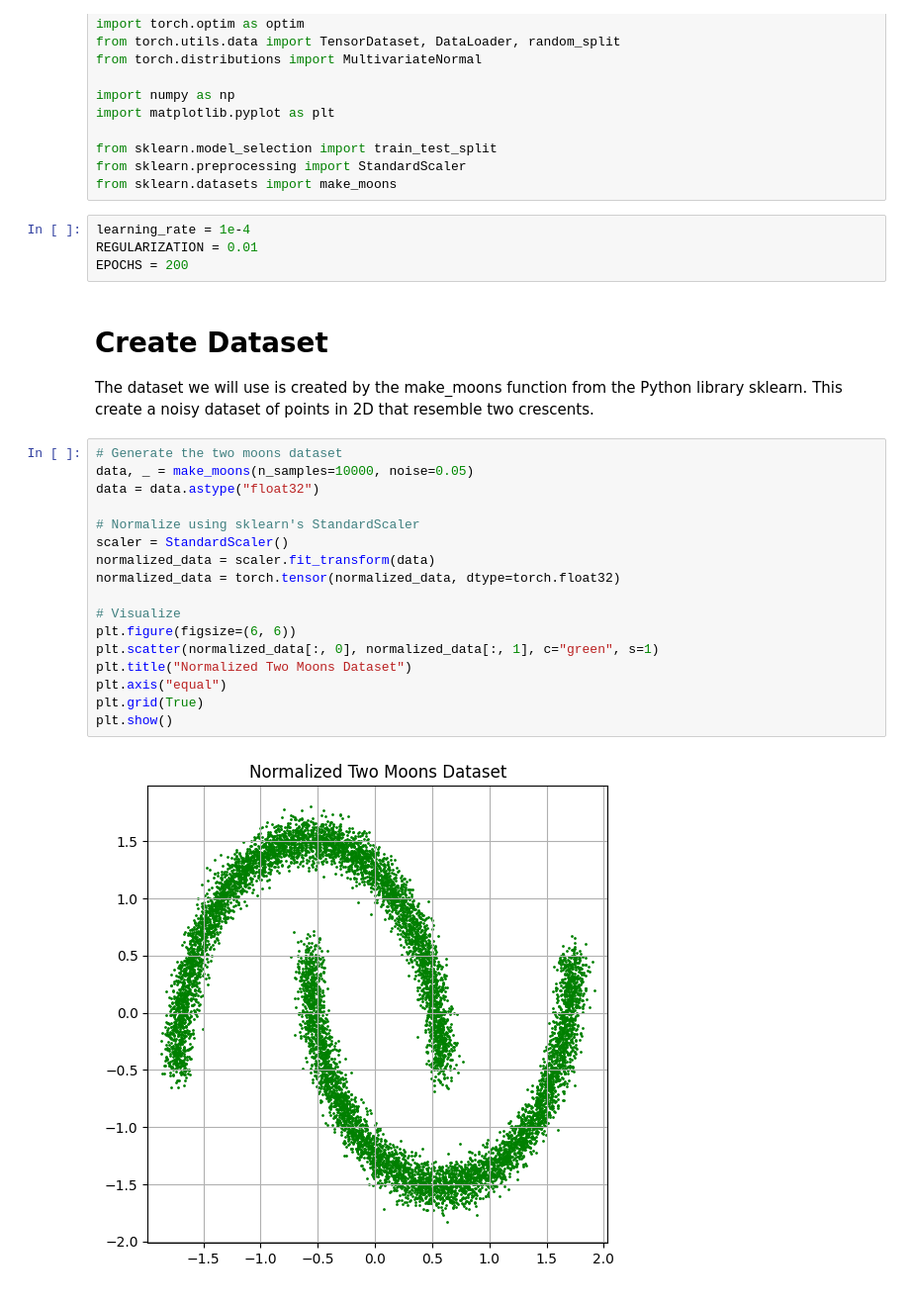
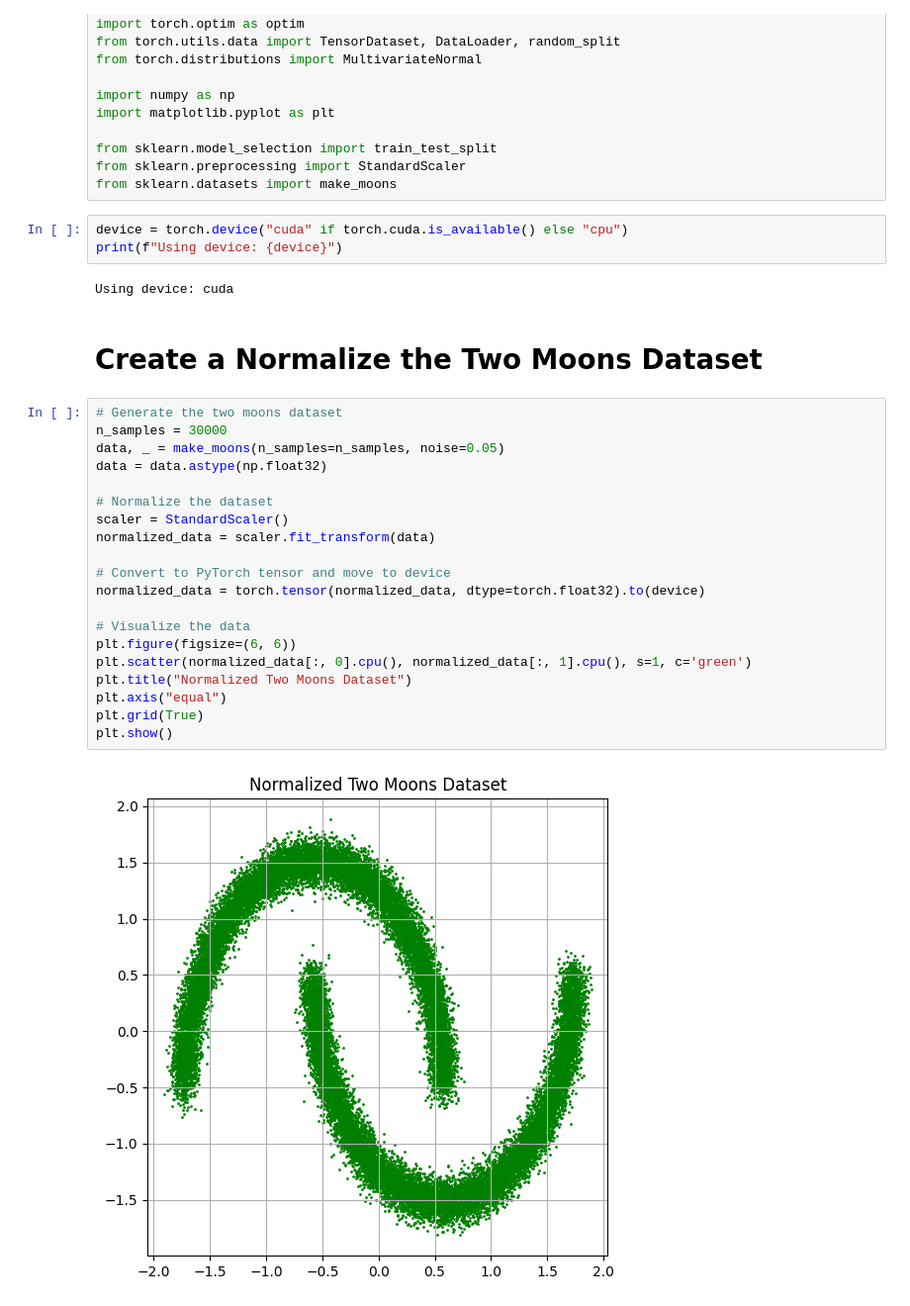
Before and after one commit to changezakram/Deep-Generative-Models, a Jupyter notebook: normalizing_flow_pytorch.ipynb, the cells around one changed output. Shown at 99% size. Drawn from its saved outputs; the diff is of its cells as text.

```diff
--- a/normalizing_flow_pytorch.ipynb
+++ b/normalizing_flow_pytorch.ipynb
@@ -16,30 +16,32 @@ import matplotlib.pyplot as plt
 from sklearn.model_selection import train_test_split
 from sklearn.preprocessing import StandardScaler
 from sklearn.datasets import make_moons
-# %%
-learning_rate = 1e-4
-REGULARIZATION = 0.01
-EPOCHS = 200
-# %% [markdown]
-# Create Dataset
-
-The dataset we will use is created by the make_moons function from the Python library sklearn. This create a noisy dataset of points in 2D that resemble two crescents.
+# %%
+device = torch.device("cuda" if torch.cuda.is_available() else "cpu")
+print(f"Using device: {device}")
+# %% [output]
+Using device: cuda
+# %% [markdown]
+# Create a Normalize the Two Moons Dataset
 # %%
 # Generate the two moons dataset
-data, _ = make_moons(n_samples=10000, noise=0.05)
-data = data.astype("float32")
+n_samples = 30000
+data, _ = make_moons(n_samples=n_samples, noise=0.05)
+data = data.astype(np.float32)
 
-# Normalize using sklearn's StandardScaler
+# Normalize the dataset
 scaler = StandardScaler()
 normalized_data = scaler.fit_transform(data)
-normalized_data = torch.tensor(normalized_data, dtype=torch.float32)
 
-# Visualize
+# Convert to PyTorch tensor and move to device
+normalized_data = torch.tensor(normalized_data, dtype=torch.float32).to(device)
+
+# Visualize the data
 plt.figure(figsize=(6, 6))
-plt.scatter(normalized_data[:, 0], normalized_data[:, 1], c="green", s=1)
+plt.scatter(normalized_data[:, 0].cpu(), normalized_data[:, 1].cpu(), s=1, c='green')
 plt.title("Normalized Two Moons Dataset")
 plt.axis("equal")
 plt.grid(True)
 plt.show()
 # %% [output]
-[figure, old version]
+[figure, new version]
```
Also changed, not shown: parts of 16 cells of this notebook.
